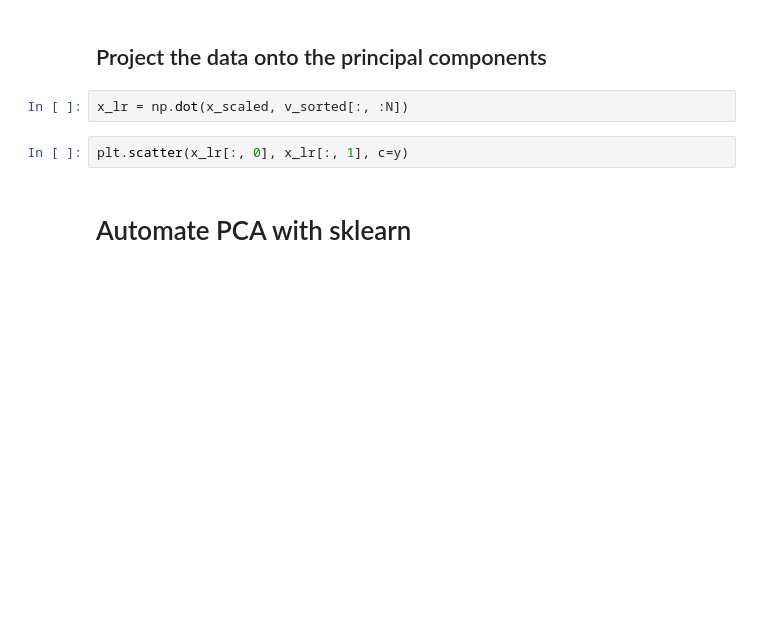
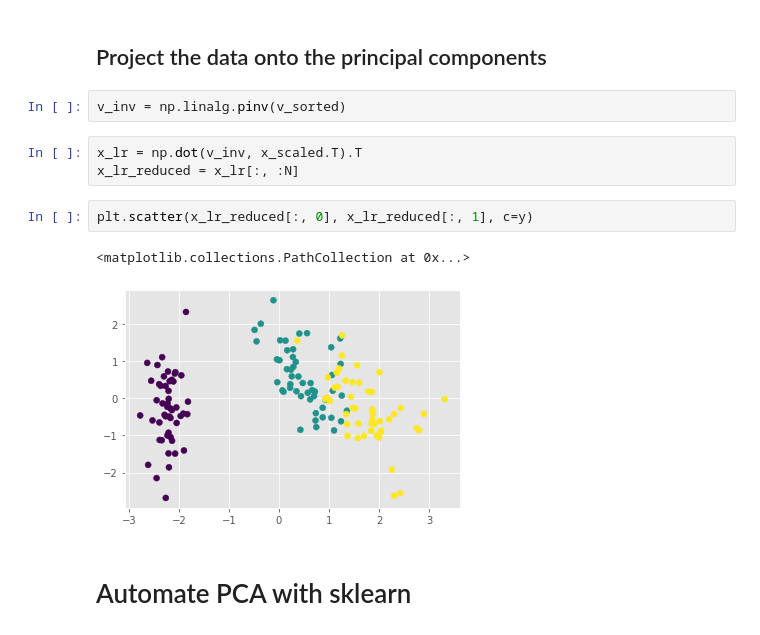
Before and after one commit to tejaswiniallikanti/upgrad-mlcloud, a Jupyter notebook: pca/04_pca_algo.ipynb, the cells around one changed output. Saved outputs shown, nothing was run; the diff lists cells and outputs as text; blank space fills up the shorter version.

```diff
--- a/pca/04_pca_algo.ipynb
+++ b/pca/04_pca_algo.ipynb
@@ -50,10 +76,16 @@ v_sorted = v[:, ix]
 N = 2
 # %% [markdown]
 ## Project the data onto the principal components
+# %%
+v_inv = np.linalg.pinv(v_sorted)
 # %%
-x_lr = np.dot(x_scaled, v_sorted[:, :N])
+x_lr = np.dot(v_inv, x_scaled.T).T
+x_lr_reduced = x_lr[:, :N]
 # %%
-plt.scatter(x_lr[:, 0], x_lr[:, 1], c=y)
+plt.scatter(x_lr_reduced[:, 0], x_lr_reduced[:, 1], c=y)
+# %% [output]
+<matplotlib.collections.PathCollection at 0x...>
+[figure, added]
 # %% [markdown]
 # Automate PCA with sklearn
 # %%
```
Also changed, not shown: parts of 16 cells of this notebook, 41 other files.
